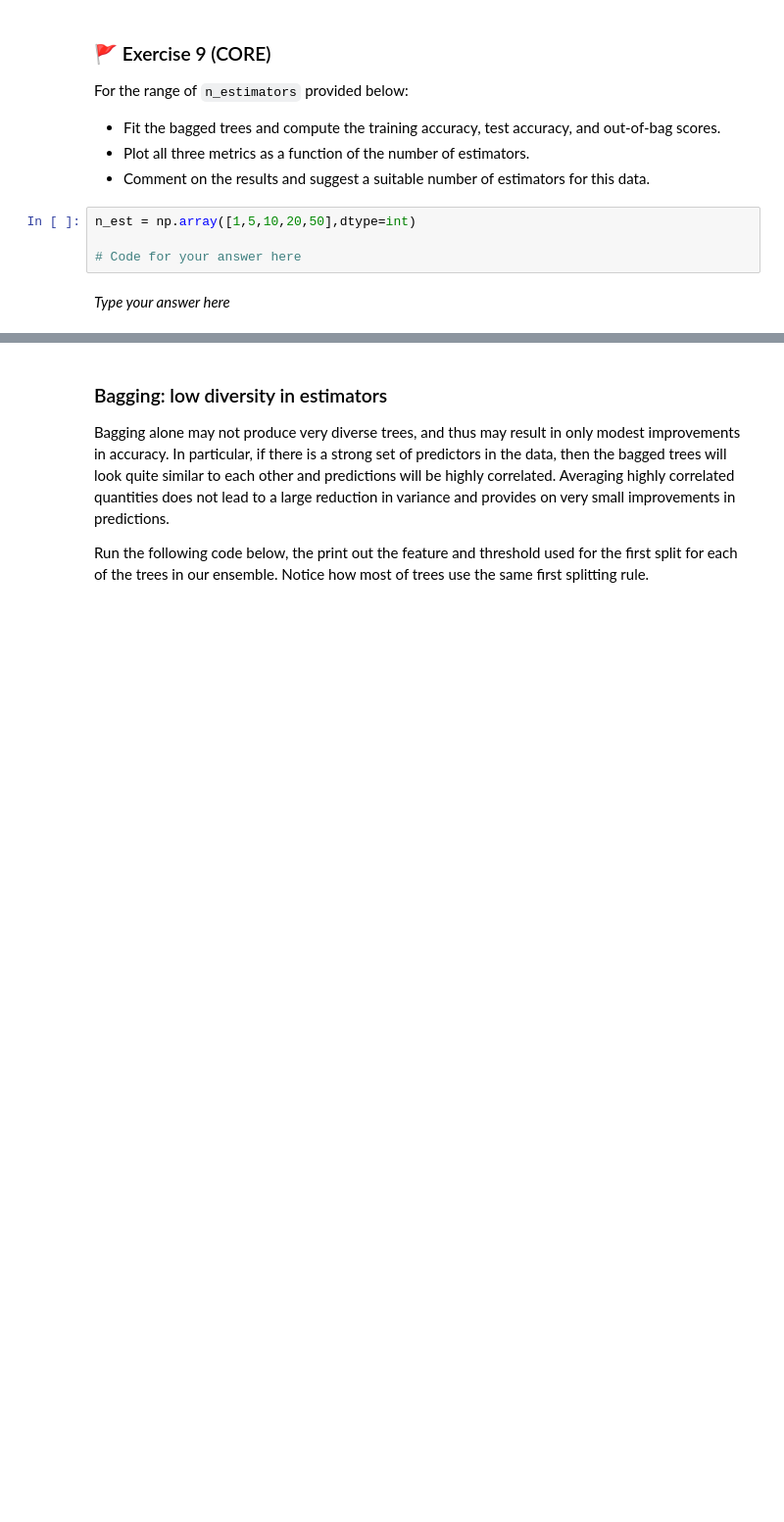
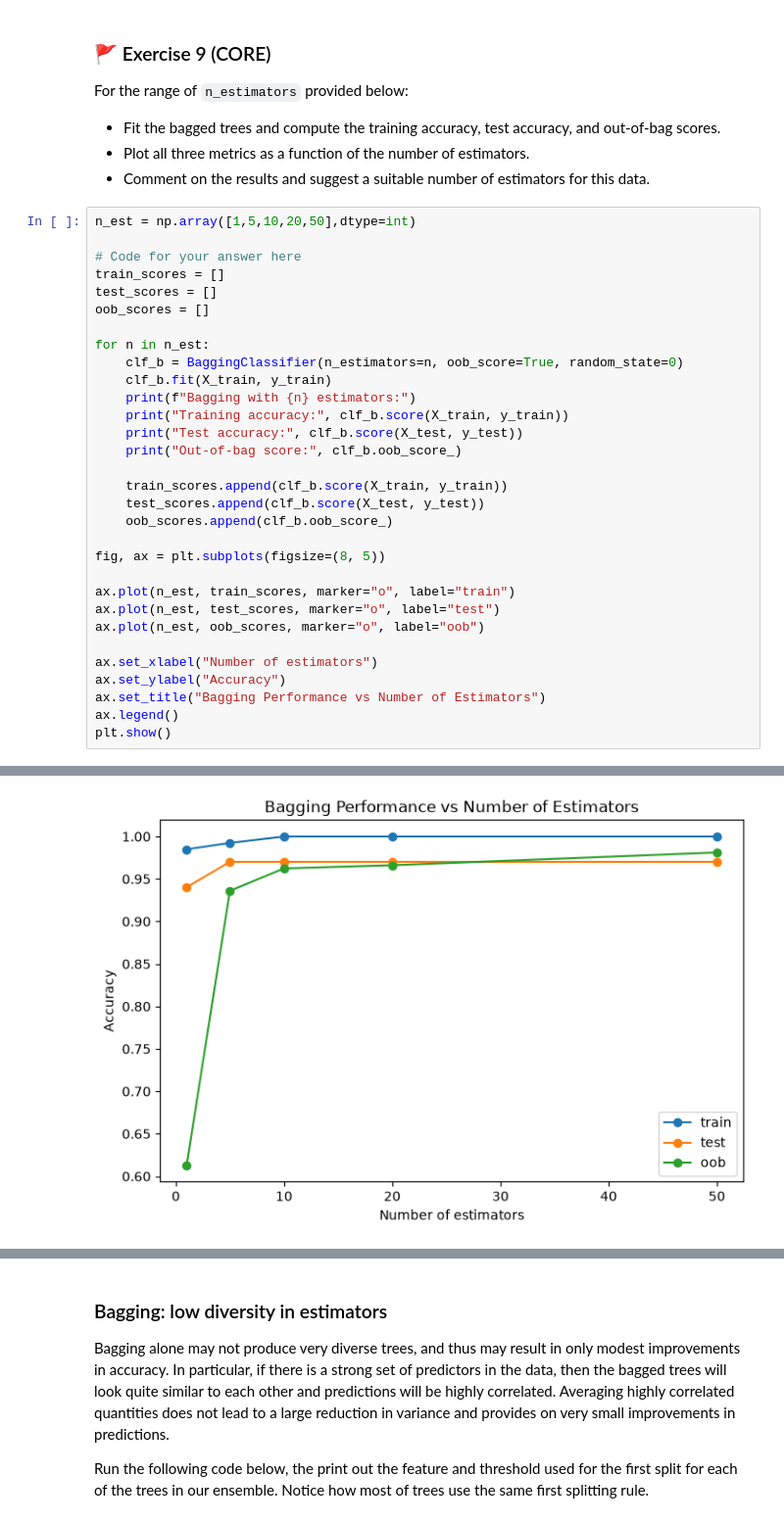
Before and after one commit to thomasvsinclair/ml-workshops, a Jupyter notebook: WS8/mlp_week08.ipynb, the cells around one changed output, grey strips where cells are left out. Shown at 98% size. Cells and saved outputs as stored; diff of their text form; blank space fills up the shorter version.

```diff
--- a/WS8/mlp_week08.ipynb
+++ b/WS8/mlp_week08.ipynb
@@ -557,9 +557,35 @@ For the range of `n_estimators` provided below:
 - Fit the bagged trees and compute the training accuracy, test accuracy, and out-of-bag scores.
 - Plot all three metrics as a function of the number of estimators.
 - Comment on the results and suggest a suitable number of estimators for this data.
-# %%
-n_est = np.array([1,5,10,20,50],dtype=int)
-
-# Code for your answer here
-# %% [markdown]
-_Type your answer here_
+# %%
+n_est = np.array([1,5,10,20,50],dtype=int)
+
+# Code for your answer here
+train_scores = []
+test_scores = []
+oob_scores = []
+
+for n in n_est:
+    clf_b = BaggingClassifier(n_estimators=n, oob_score=True, random_state=0)
+    clf_b.fit(X_train, y_train)
+    print(f"Bagging with {n} estimators:")
+    print("Training accuracy:", clf_b.score(X_train, y_train))
+    print("Test accuracy:", clf_b.score(X_test, y_test))
+    print("Out-of-bag score:", clf_b.oob_score_)
+
+    train_scores.append(clf_b.score(X_train, y_train))
+    test_scores.append(clf_b.score(X_test, y_test))
+    oob_scores.append(clf_b.oob_score_)
+
+fig, ax = plt.subplots(figsize=(8, 5))
+
+ax.plot(n_est, train_scores, marker="o", label="train")
+ax.plot(n_est, test_scores, marker="o", label="test")
+ax.plot(n_est, oob_scores, marker="o", label="oob")
+
+ax.set_xlabel("Number of estimators")
+ax.set_ylabel("Accuracy")
+ax.set_title("Bagging Performance vs Number of Estimators")
+ax.legend()
+plt.show()
+# %% [output]
@@ -565,0 +612 @@ _Type your answer here_
+[figure, added]
```
Also changed, not shown: parts of 13 cells of this notebook.
